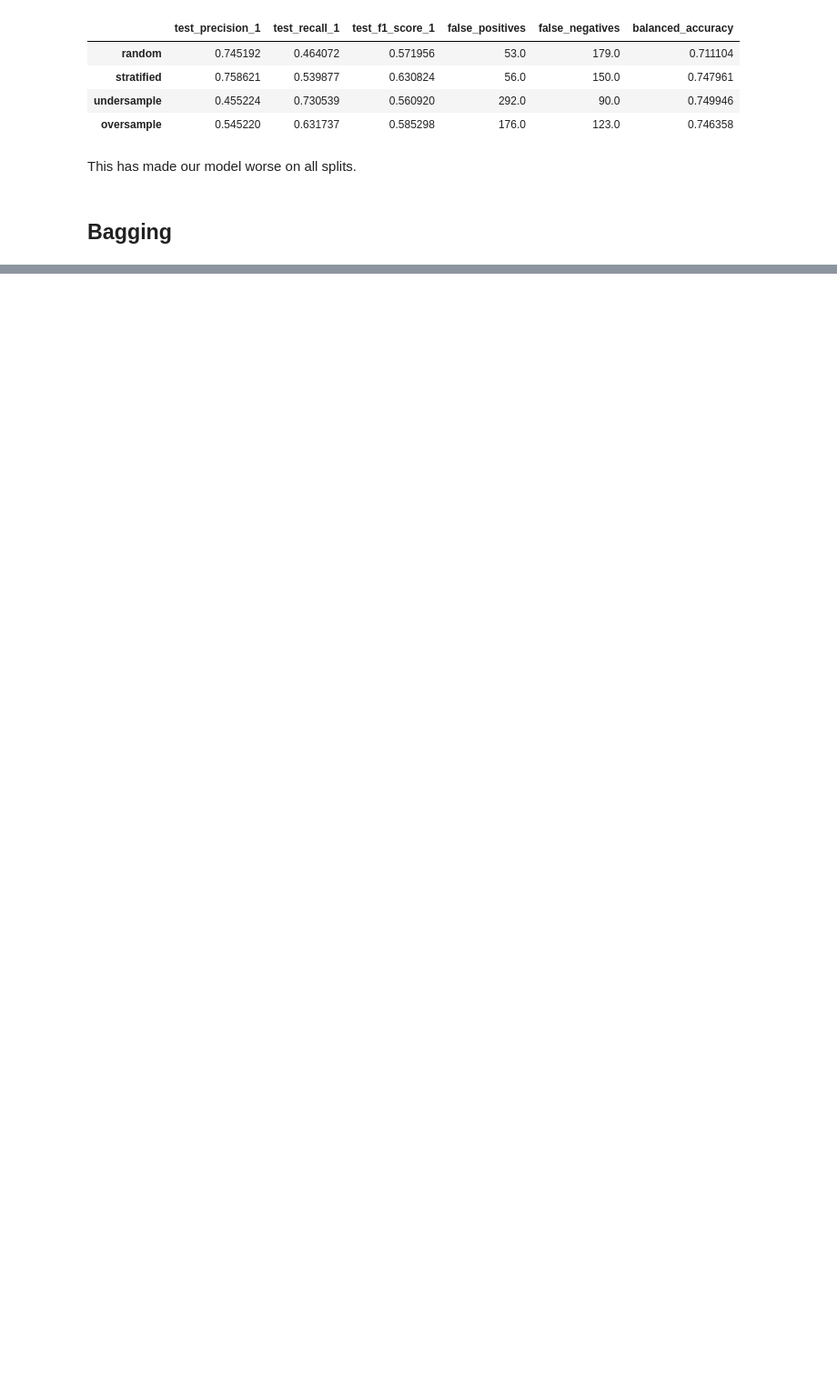
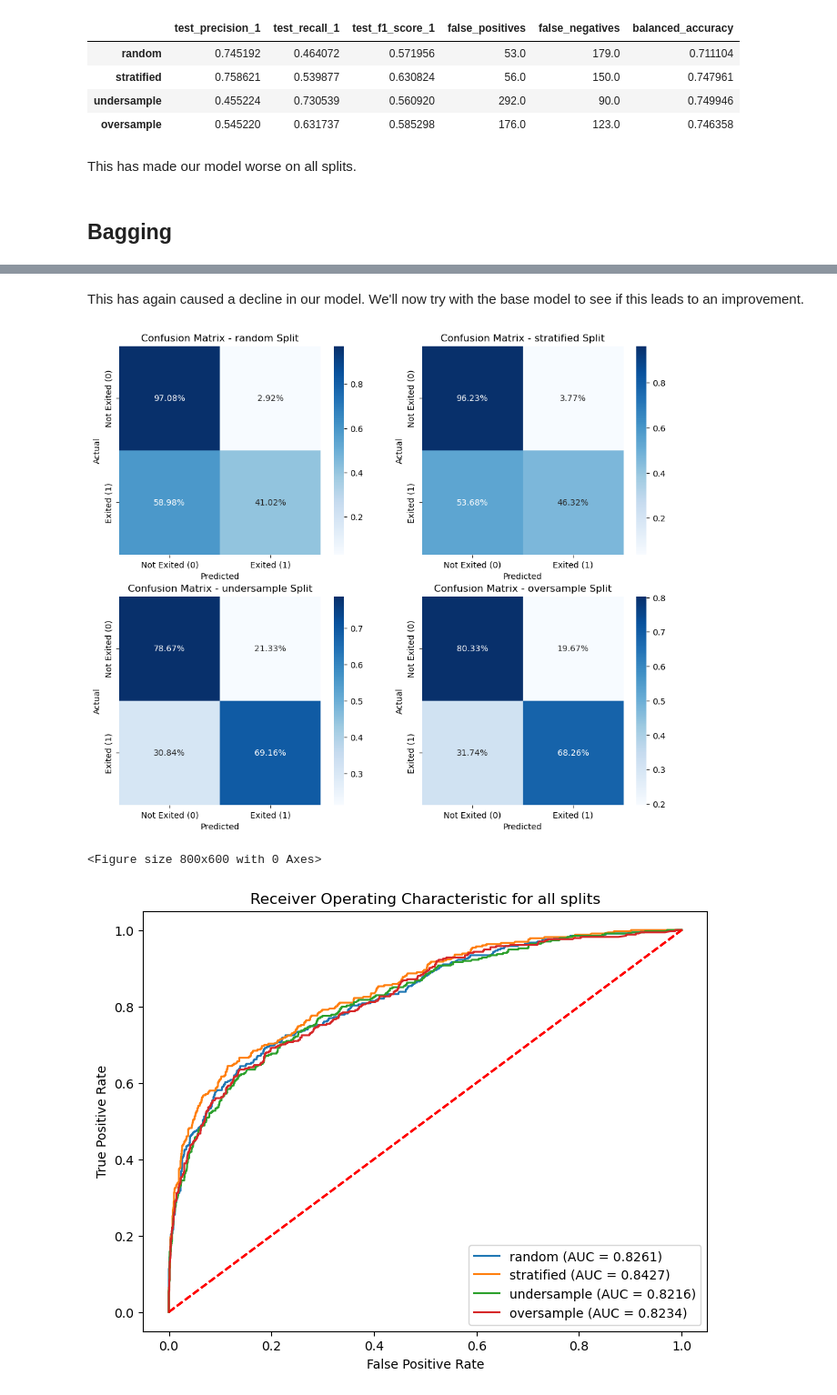
Before and after one commit to djjjones6/Group_Assessment_1, a Jupyter notebook: DaveJ/Gradient Boosting.ipynb, the cells around one changed output, grey strips where cells are left out. Shown at 91% size. Cells and saved outputs as stored; diff of their text form; code cells hidden in the pictures; blank space fills up the shorter version.

```diff
--- a/DaveJ/Gradient Boosting.ipynb
+++ b/DaveJ/Gradient Boosting.ipynb
@@ -261,0 +352,12 @@ for i in estimator_range:
+# %% [markdown]
+This has again caused a decline in our model. We'll now try with the base model to see if this leads to an improvement.
+# %%
+init_performance_reduced = {}
+evaluating_performance_diff_splits(model=model,split_data = split_data,performance_matrix=init_performance_reduced)
+
+init_performance_reduced_df = pd.DataFrame(init_performance_reduced).T
+init_performance_reduced_df
+# %% [output]
+[figure, added]
+<Figure size 800x600 with 0 Axes>
+[figure, added]
```
Also changed, not shown: parts of 17 cells of this notebook.
